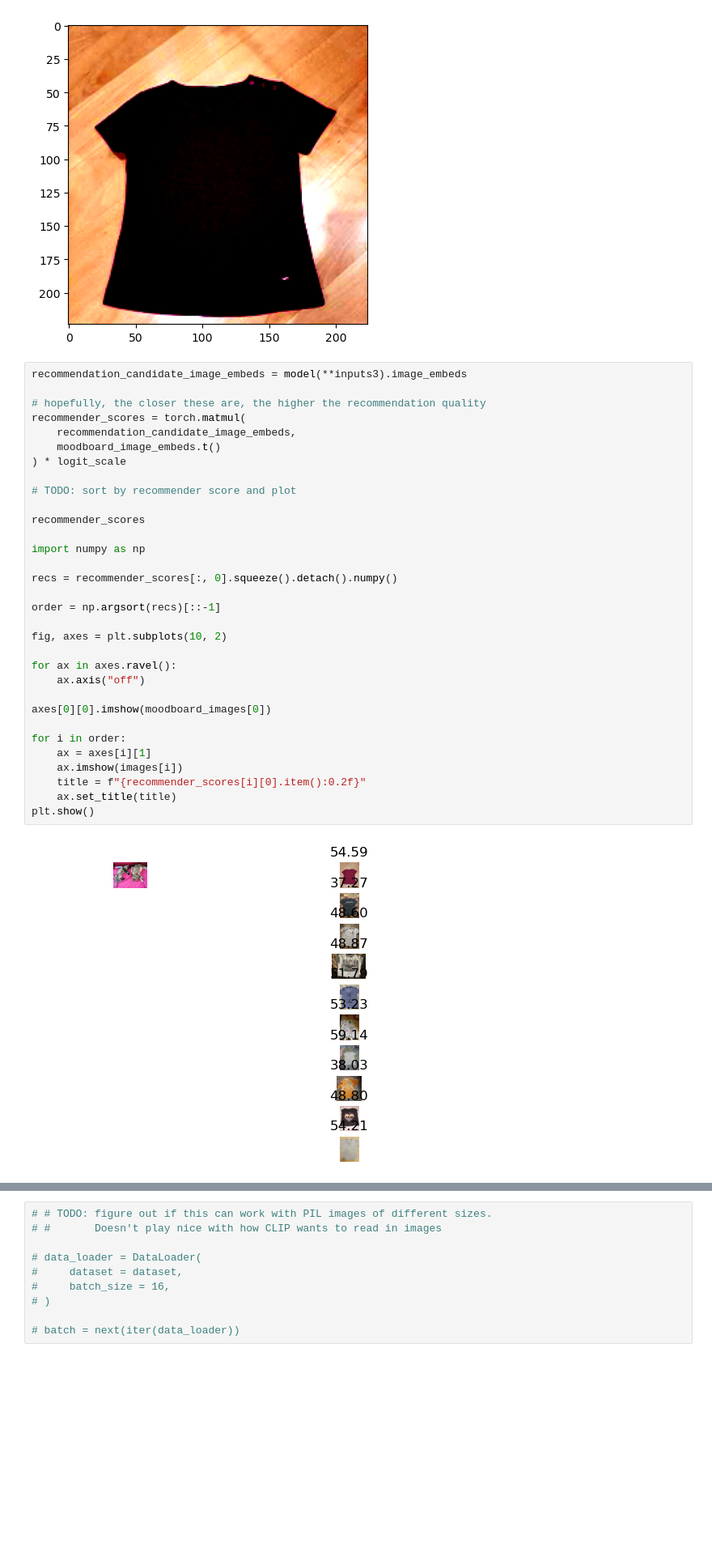
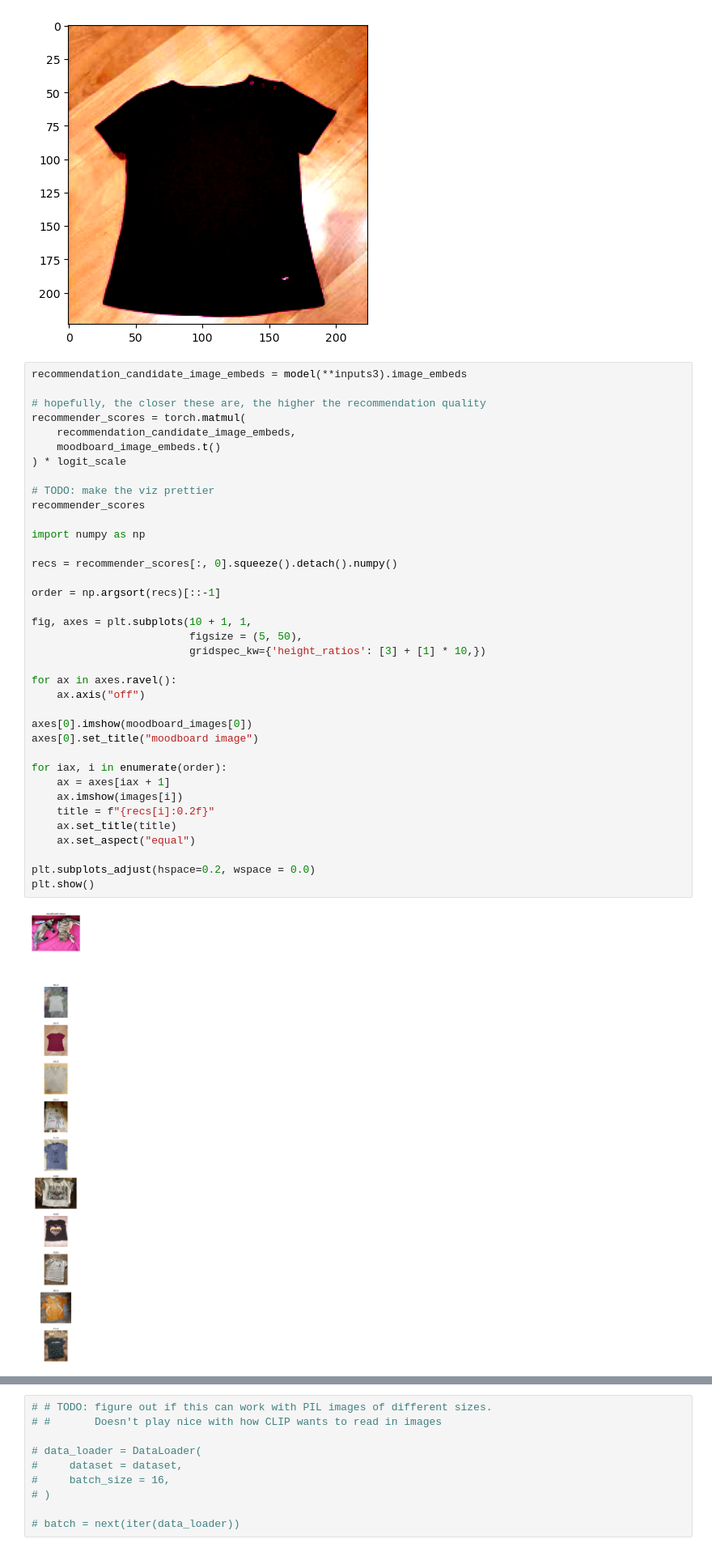
Before and after one commit to jonberliner/moodboard, a Jupyter notebook: moodboard rec with CLIP over clothing toy dataset.ipynb, the cells around one changed output, grey strips where cells are left out. Shown at 81% size. Cells and saved outputs as stored; diff of their text form; blank space fills up the shorter version.

Commit message:
bigger images for recommendation (maybe not better than two-column style before

```diff
--- a/moodboard rec with CLIP over clothing toy dataset.ipynb
+++ b/moodboard rec with CLIP over clothing toy dataset.ipynb
@@ -151,34 +151,39 @@ Clipping input data to the valid range for imshow with RGB data ([0..1] for floa
 # %%
 recommendation_candidate_image_embeds = model(**inputs3).image_embeds
 
 # hopefully, the closer these are, the higher the recommendation quality
 recommender_scores = torch.matmul(
     recommendation_candidate_image_embeds,
     moodboard_image_embeds.t()
 ) * logit_scale
 
-# TODO: sort by recommender score and plot
-
+# TODO: make the viz prettier
 recommender_scores
 
 import numpy as np
 
 recs = recommender_scores[:, 0].squeeze().detach().numpy()
 
 order = np.argsort(recs)[::-1]
 
-fig, axes = plt.subplots(10, 2)
+fig, axes = plt.subplots(10 + 1, 1,
+                         figsize = (5, 50),
+                         gridspec_kw={'height_ratios': [3] + [1] * 10,})
 
 for ax in axes.ravel():
     ax.axis("off")
 
-axes[0][0].imshow(moodboard_images[0])
+axes[0].imshow(moodboard_images[0])
+axes[0].set_title("moodboard image")
 
-for i in order:
-    ax = axes[i][1]
+for iax, i in enumerate(order):
+    ax = axes[iax + 1]
     ax.imshow(images[i])
-    title = f"{recommender_scores[i][0].item():0.2f}"
+    title = f"{recs[i]:0.2f}"
     ax.set_title(title)
+    ax.set_aspect("equal")
+
+plt.subplots_adjust(hspace=0.2, wspace = 0.0)
 plt.show()
 # %% [output]
-[figure, old version]
+[figure, new version]
```
Also changed, not shown: parts of 2 cells of this notebook.
